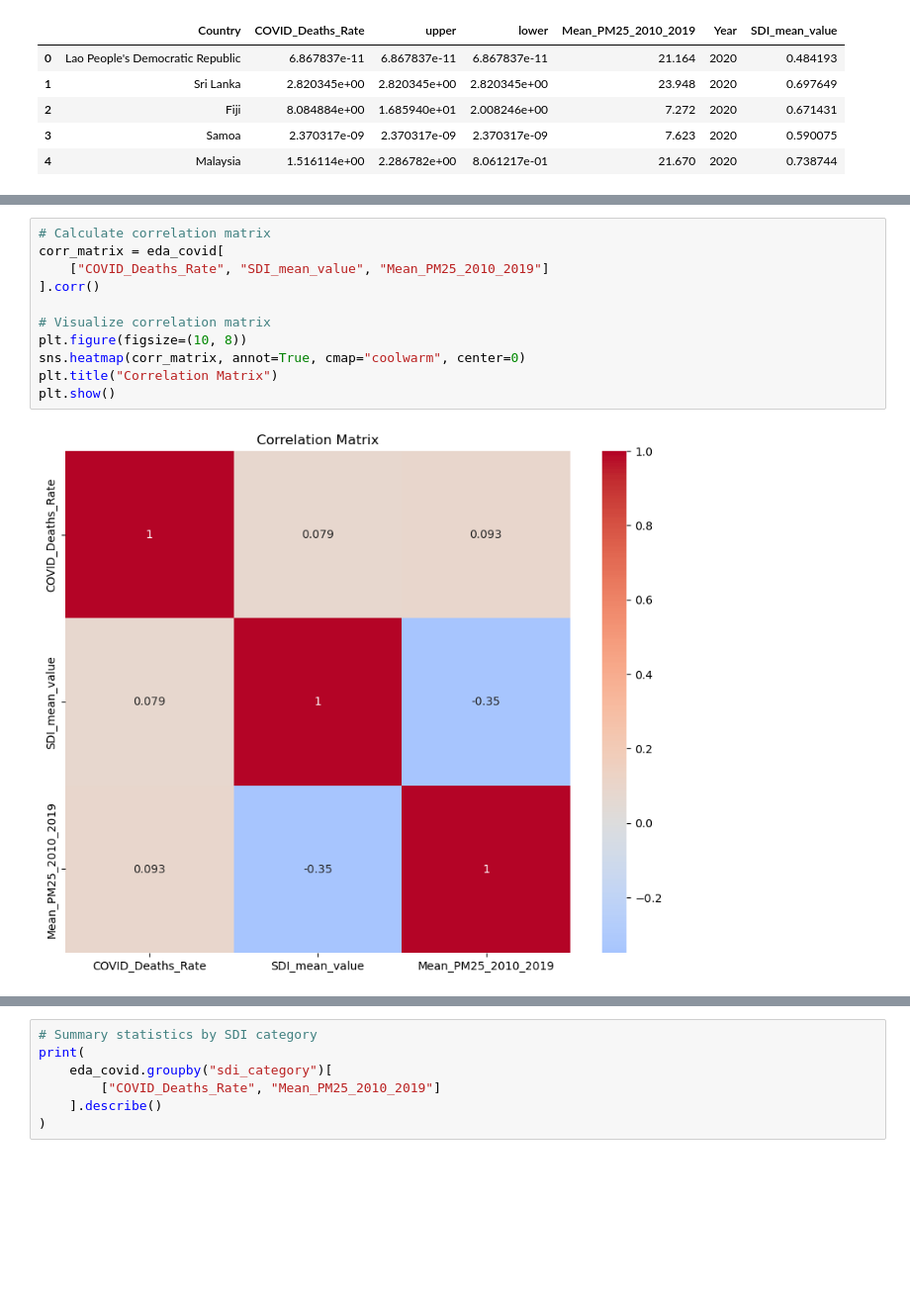
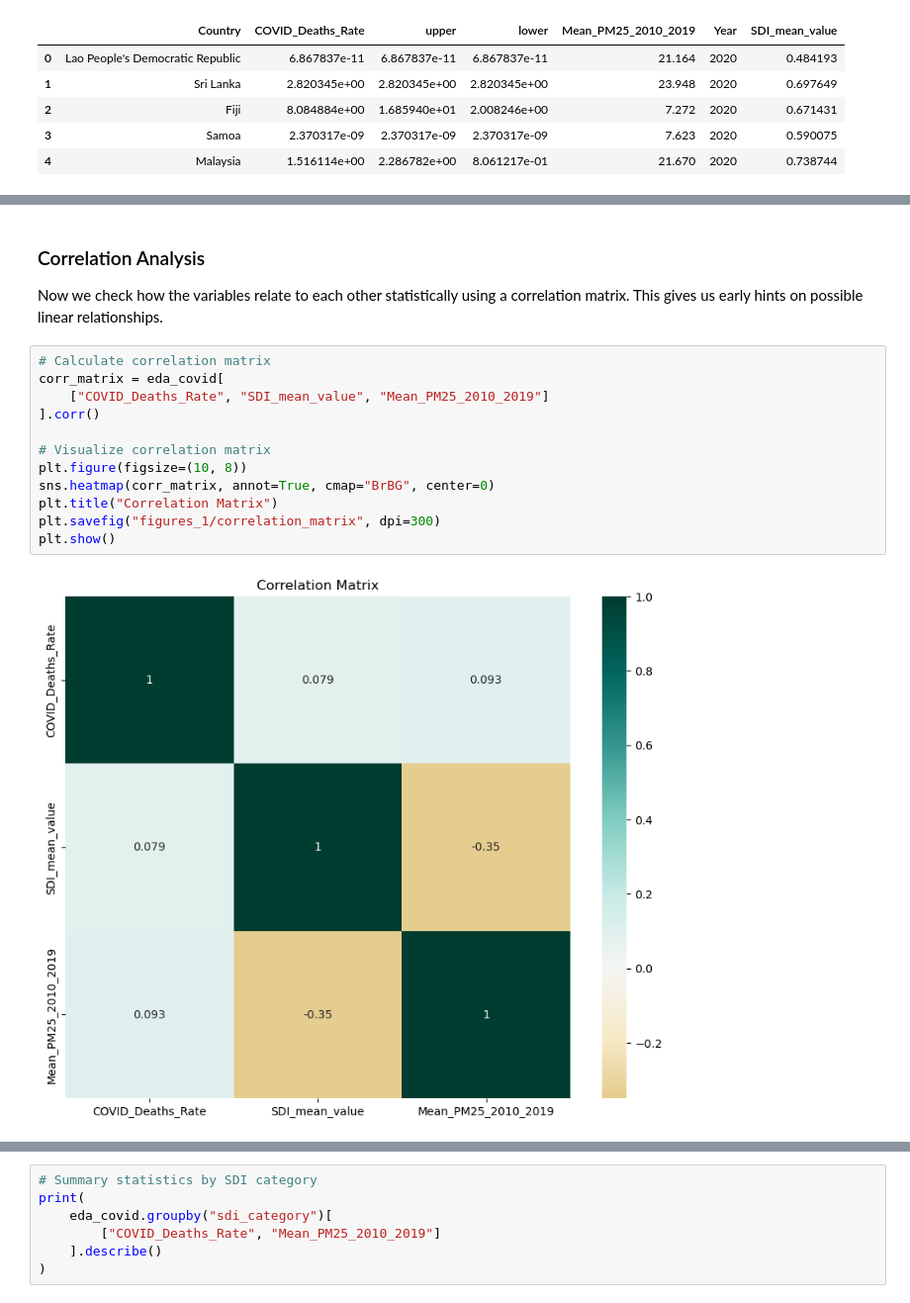
Before and after one commit to ibrahim-sisar/ET6-CDSP-group-09-repo, a Jupyter notebook: 3_data_exploration/covid_deaths_pm25_sdi_eda.ipynb, the cells around one changed output, grey strips where cells are left out. Shown at 99% size. Cells and saved outputs as stored; diff of their text form; blank space fills up the shorter version.

```diff
--- a/3_data_exploration/covid_deaths_pm25_sdi_eda.ipynb
+++ b/3_data_exploration/covid_deaths_pm25_sdi_eda.ipynb
@@ -105,16 +160,21 @@ plt.title("COVID Death Rate by SDI Category")
 plt.show()
 # %% [output]
 [figure]
+# %% [markdown]
+### Correlation Analysis
+
+Now we check how the variables relate to each other statistically using a correlation matrix. This gives us early hints on possible linear relationships.
 # %%
 # Calculate correlation matrix
 corr_matrix = eda_covid[
     ["COVID_Deaths_Rate", "SDI_mean_value", "Mean_PM25_2010_2019"]
 ].corr()
 
 # Visualize correlation matrix
 plt.figure(figsize=(10, 8))
-sns.heatmap(corr_matrix, annot=True, cmap="coolwarm", center=0)
+sns.heatmap(corr_matrix, annot=True, cmap="BrBG", center=0)
 plt.title("Correlation Matrix")
+plt.savefig("figures_1/correlation_matrix", dpi=300)
 plt.show()
 # %% [output]
-[figure, old version]
+[figure, new version]
```
Also changed, not shown: parts of 19 cells of this notebook, 12 other files.
